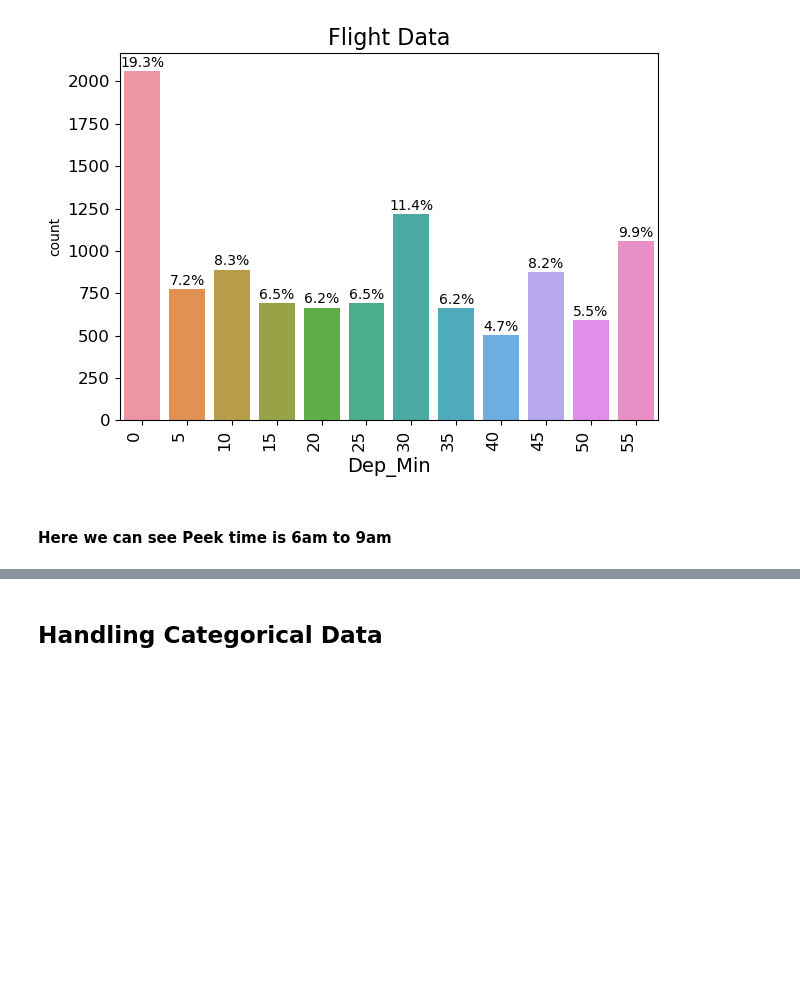
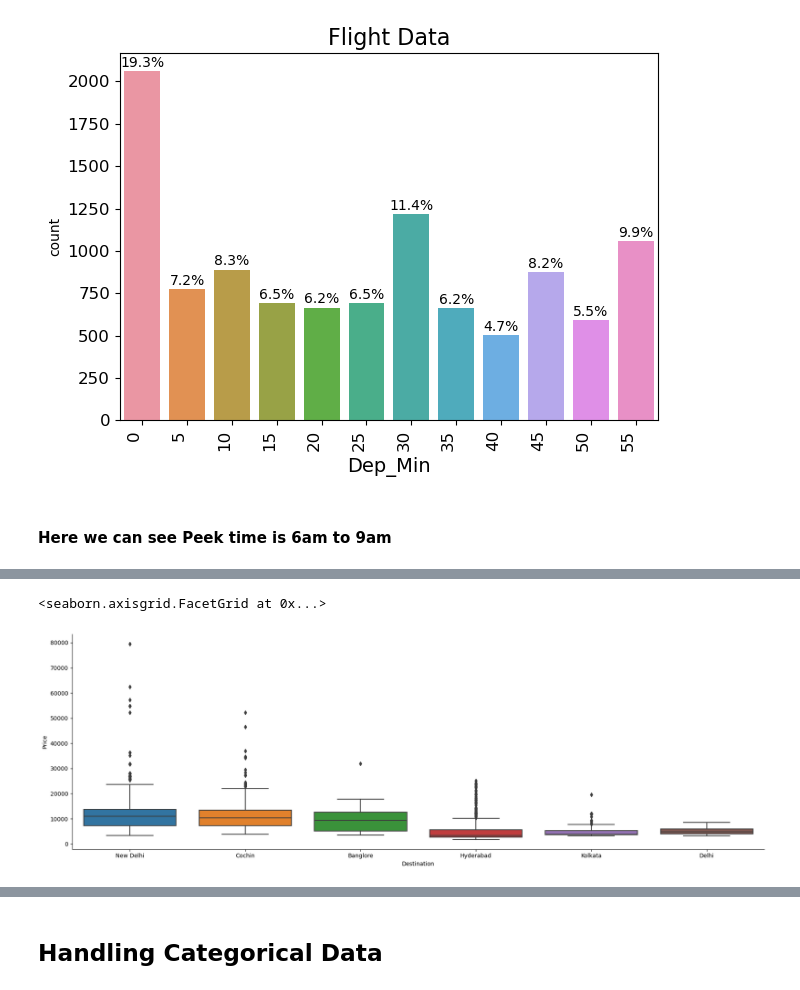
Before and after one commit to favaskri/flightpriceprediction, a Jupyter notebook: FlightPricePrediction.ipynb, the cells around one changed output, grey strips where cells are left out. Saved outputs shown, nothing was run; the diff lists cells and outputs as text; code cells hidden in the pictures; blank space fills up the shorter version.

```diff
--- a/FlightPricePrediction.ipynb
+++ b/FlightPricePrediction.ipynb
@@ -267,0 +264,5 @@ df.head()
+# %%
+sns.catplot(x='Destination',y='Price',data=df.sort_values('Price',ascending=False),kind='box',aspect=3,height=6)
+# %% [output]
+<seaborn.axisgrid.FacetGrid at 0x...>
+[figure, added]
```
Also changed, not shown: parts of 45 cells of this notebook.
